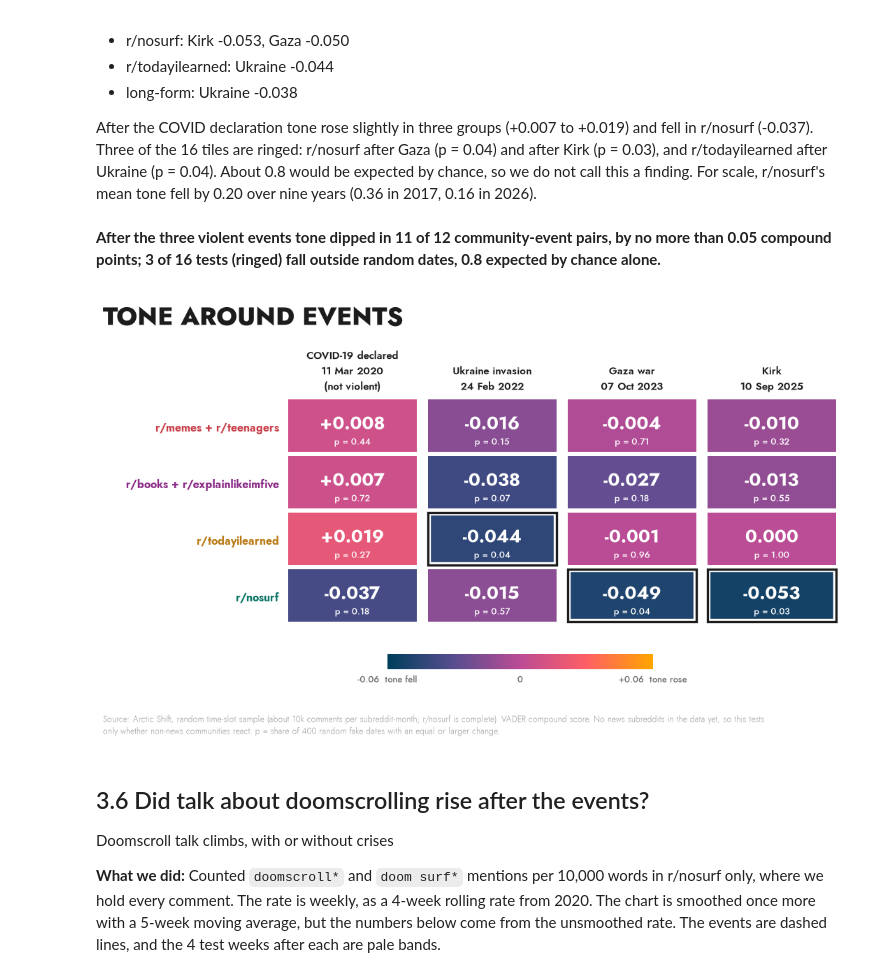
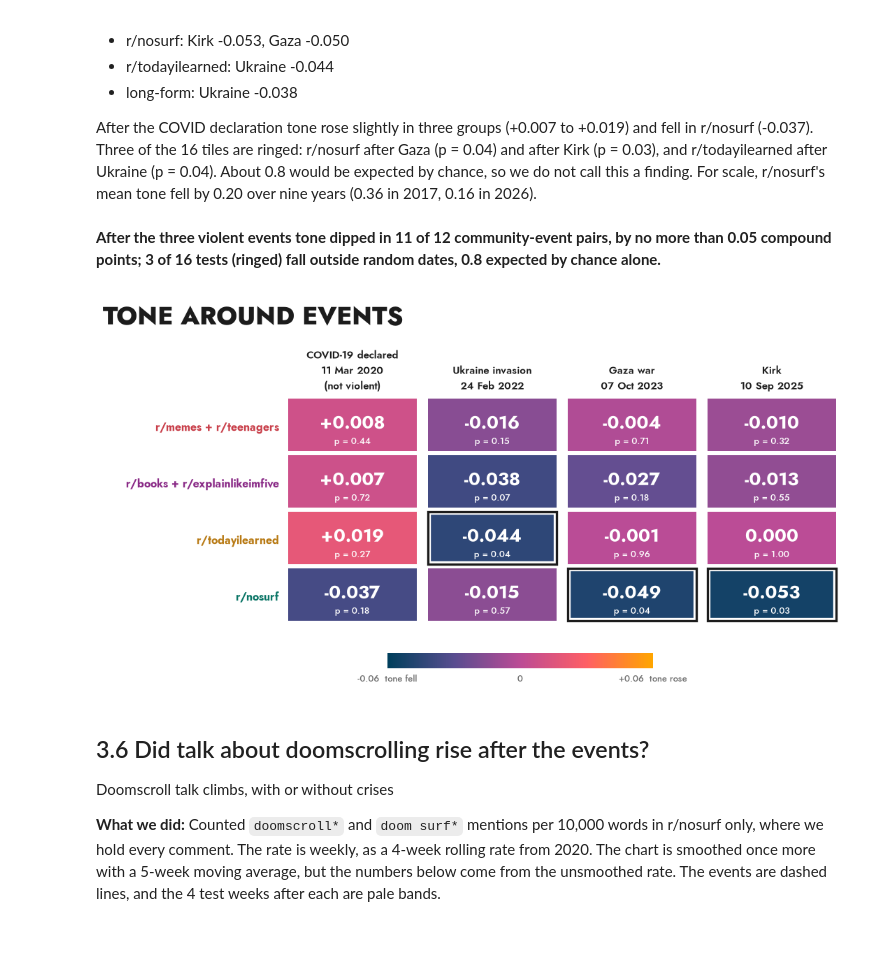
Before and after one commit to DanyloBeha/css-brainrot, a Jupyter notebook: exploratory-data-analysis/eda.ipynb, the cells around one changed output. Cells and saved outputs as stored; diff of their text form; code cells hidden in the pictures; blank space fills up the shorter version.

```diff
--- a/exploratory-data-analysis/eda.ipynb
+++ b/exploratory-data-analysis/eda.ipynb
@@ -1750,36 +1653,34 @@ def c21():
                 ax.add_patch(Rectangle((j + 0.04, i + 0.04), 0.92, 0.92, fc=rgb, ec="none"))
                 if p < 0.05:  # white halo, shows on any tile
                     ax.add_patch(Rectangle((j + 0.04, i + 0.04), 0.92, 0.92, fc="none", ec="white", lw=6))
                     ax.add_patch(Rectangle((j + 0.04, i + 0.04), 0.92, 0.92, fc="none", ec=H4_INK, lw=2.4))
                 dark = 0.299 * rgb[0] + 0.587 * rgb[1] + 0.114 * rgb[2] < 0.55  # luminance flip for text
                 ax.text(j + 0.5, i + 0.45, "0.000" if abs(e) < 0.0005 else f"{e:+.3f}", ha="center", va="center", fontsize=19, fontweight=700,
                         color="white" if dark else H4_INK)
                 ax.text(j + 0.5, i + 0.78, f"p = {p:.2f}", ha="center", va="center", fontsize=9.5, color="white" if dark else H4_MUTED)
         ax.set_xlim(0, 4)
         ax.set_ylim(4, 0)
         ax.grid(False)
         ax.set_xticks(np.arange(4) + 0.5, [f"{EV_SHORT[n]}\n{pd.Timestamp(EVENTS[n]):%d %b %Y}" + ("\n(not violent)" if k == 0 else "")
                                            for k, n in enumerate(EV_NAMES)], fontsize=11, color=H4_INK, fontweight=600)
         ax.xaxis.tick_top()
         ax.set_yticks(np.arange(4) + 0.5, [GROUP_LABEL[g] for g in gk], fontsize=11.5, fontweight=700)
         for t, g in zip(ax.get_yticklabels(), gk):
             t.set_color(h4_text_color(H4_GROUP[g]))
         cax = fig.add_axes(_axbox(fig, 4.2, 1.05, 3.0, fig.get_figheight() - 1.27))
         cax.imshow(np.linspace(0, 1, 256)[None, :], aspect="auto", cmap=H4_RAMP, extent=[-LIM, LIM, 0, 1])
         cax.set_yticks([])
         cax.set_xticks([-LIM, 0, LIM], [f"-{LIM}  tone fell", "0", f"+{LIM}  tone rose"], fontsize=9.5, color=H4_MUTED)
         cax.grid(False)
-        h4_foot(fig, f"{SAMPLE} VADER compound score. No news subreddits in the data yet, so this tests only whether non-news communities react. "
-                     "p = share of 400 random fake dates with an equal or larger change.")
         return h4_done(fig, finding)
 
 
 fig = c21()
 display(Markdown(f"**{fig.h4_finding}**"))
 plt.show()
 # %% [output]
 **After the three violent events tone dipped in 11 of 12 community-event pairs, by no more than 0.05 compound points; 3 of 16 tests (ringed) fall outside random dates, 0.8 expected by chance alone.**
-[figure, old version]
+[figure, new version]
 # %% [markdown]
 ## 3.6 Did talk about doomscrolling rise after the events?
 
```
Also changed, not shown: parts of 12 cells of this notebook.
